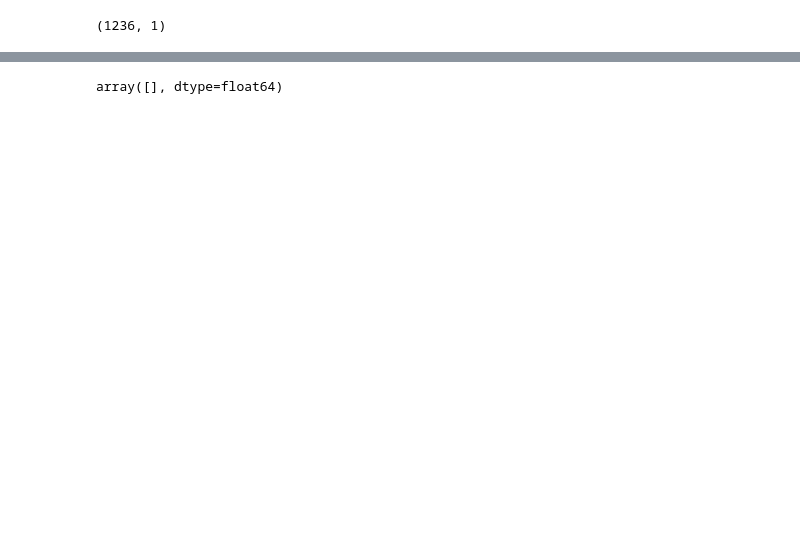
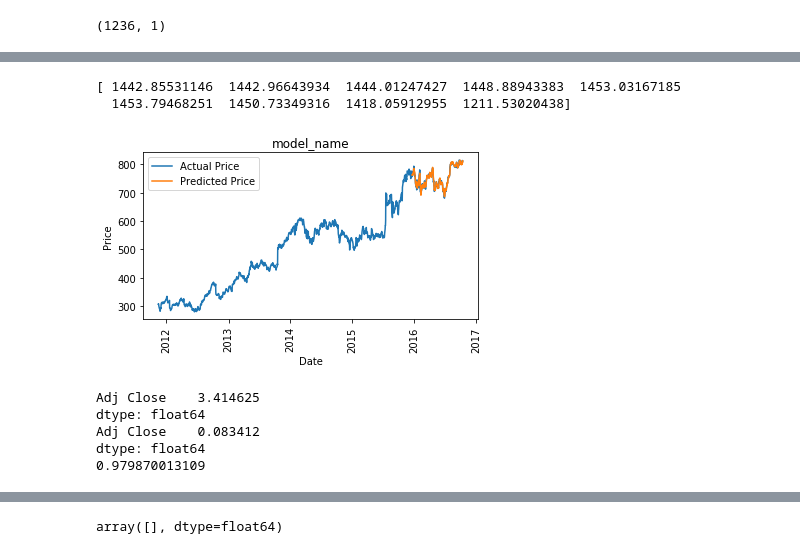
Before and after one commit to mohdkashif93/Stock-Predictor, a Jupyter notebook: Capstone.ipynb, the cells around one changed output, grey strips where cells are left out. Cells and saved outputs as stored; diff of their text form; code cells hidden in the pictures; blank space fills up the shorter version.

```diff
--- a/Capstone.ipynb
+++ b/Capstone.ipynb
@@ -384,0 +404,18 @@ def plot_prediction(price,dates_df,model_name,ticker,save=False):
+# %%
+def poly(X,y):
+    for degree in [1,2,3]:
+        poly = PolynomialFeatures(degree)
+        X_ = poly.fit_transform(X)
+        #X_plot_ = poly.fit_transform(X_plot)
+        model = linear_model.LassoCV()
+        model.fit(X_, y)
+#         print "chosen alpha %d" % model.alpha_
+#         y_plot = model.predict(X_plot_)
+#         plt.plot(x_plot, y_plot, label="degree %d" % degree)
+    return model
+# %%
+def poly_transform(train,test,degree):
+    poly = PolynomialFeatures(degree)
+    train = poly.fit_transform(train)
+    test = poly.fit_transform(test)
+    return train,test
@@ -384,0 +440,62 @@ def plot_prediction(price,dates_df,model_name,ticker,save=False):
+# %%
+from sklearn import linear_model
+from sklearn.metrics import r2_score
+import sklearn
+import inspect
+from sklearn.pipeline import Pipeline
+check=[]
+def f(n=30,n_spl=5,analyse_cv=True,poly_t=False):
+    index = 1
+    SEED = 100
+    random_state = np.random.RandomState(SEED)
+    tscv = TimeSeriesSplit(n_splits=n_spl)
+    grid=fit_model(X.values,Y.values,tscv.split(X),'r',index)
+    params = grid.best_params_
+    reg ,_= regressor_dict[regressor_dict.keys()[index]]()
+    reg.set_params(**params)
+    #print type(reg).__name__
+    if analyse_cv:
+        mse=[]
+        mae=[]
+        r_2=[]
+
+        print grid.cv_results_['mean_test_score']
+        error =  grid.cv_results_['mean_test_score']
+        grid_params =list(grid.cv_results_['params'])
+        global check
+        if len(grid_params[0].keys())>1:
+            parameters = list(itertools.product(*grid_params.values()[::-1]))
+        else:
+            parameters =[f[grid_params[0].keys()[0]] for f in grid_params]
+        plot_MSE(parameters,error)
+    else:
+        tscv = TimeSeriesSplit(len(X)/n)
+    train_index,test_index = get_last_cv(tscv.split(X))
+    X_train ,X_test= X.iloc[train_index],X.iloc[test_index]
+    y_train, y_test = Y.iloc[train_index], Y.iloc[test_index]
+    if poly_t:
+        X_train,X_test = poly_transform(X_train,X_test,2)
+    reg.fit(X_train,y_train)
+    prediction = reg.predict(X_test)
+    #print prediction.shape
+    df = pd.Series(prediction.flatten(), index=y_test.index)
+    price = y_train.append(y_test)
+    plot_prediction(price,df,'model_name',ticker)
+    p_l = map(lambda x:[x],prediction)
+    #print np.expand_dims(prediction, axis=0).shape
+    if len(prediction.shape)==1:
+        prediction=np.expand_dims(prediction,axis=1)
+    print np.mean(abs(np.asarray(prediction)-y_test))
+    print np.mean((np.asarray(prediction)-y_test))**2
+    print reg.score(X_test,y_test)
+    return reg
+model =f(analyse_cv=True)
+# %% [output]
+[ 1442.85531146  1442.96643934  1444.01247427  1448.88943383  1453.03167185
+  1453.79468251  1450.73349316  1418.05912955  1211.53020438]
+[figure, added]
+Adj Close    3.414625
+dtype: float64
+Adj Close    0.083412
+dtype: float64
+0.979870013109
```
Also changed, not shown: parts of 29 cells of this notebook.
